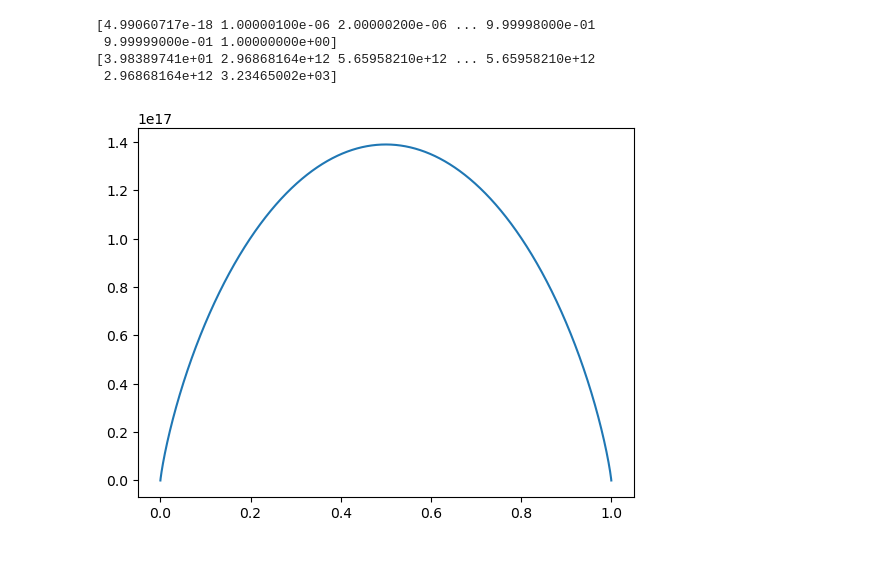
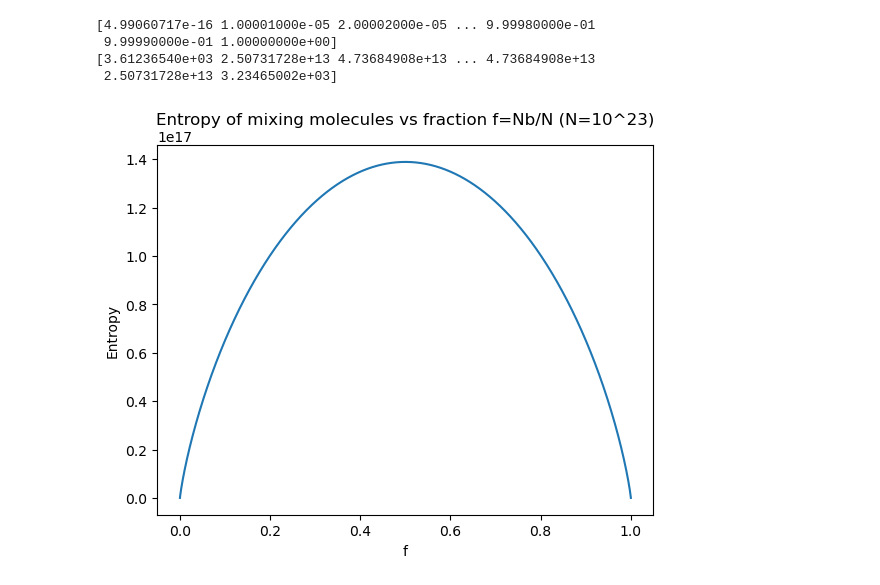
Before and after one commit to jakeb245/phys506, a Jupyter notebook: src/hw17q1.ipynb, the cells around one changed output. Cells and saved outputs as stored; diff of their text form; code cells hidden in the pictures; blank space fills up the shorter version.

```diff
--- a/src/hw17q1.ipynb
+++ b/src/hw17q1.ipynb
@@ -7,19 +7,22 @@ def entropy(f, n):
     return ent
 # %%
 n = np.power(10, 23)
-nb = np.linspace(1, n-100, 1000000)
+nb = np.linspace(100, n-100, 100000)
 f_range = nb / n
 print(f_range)
 ent_range = entropy(f_range, n)
 print(ent_range)
 # %% [output]
-[4.99060717e-18 1.00000100e-06 2.00000200e-06 ... 9.99998000e-01
- 9.99999000e-01 1.00000000e+00]
-[3.98389741e+01 2.96868164e+12 5.65958210e+12 ... 5.65958210e+12
- 2.96868164e+12 3.23465002e+03]
+[4.99060717e-16 1.00001000e-05 2.00002000e-05 ... 9.99980000e-01
+ 9.99990000e-01 1.00000000e+00]
+[3.61236540e+03 2.50731728e+13 4.73684908e+13 ... 4.73684908e+13
+ 2.50731728e+13 3.23465002e+03]
-# %%
-fig = plt.figure()
-plt.plot(f_range, ent_range)
-plt.show()
-# %% [output]
-[figure, removed]
+# %%
+fig = plt.figure()
+plt.plot(f_range, ent_range)
+plt.title("Entropy of mixing molecules vs fraction f=Nb/N (N=10^23)", pad=15)
+plt.xlabel("f")
+plt.ylabel("Entropy")
+plt.savefig("q1.png", dpi=300)
+# %% [output]
+[figure, added]
```
Also changed, not shown: 1 other file.
